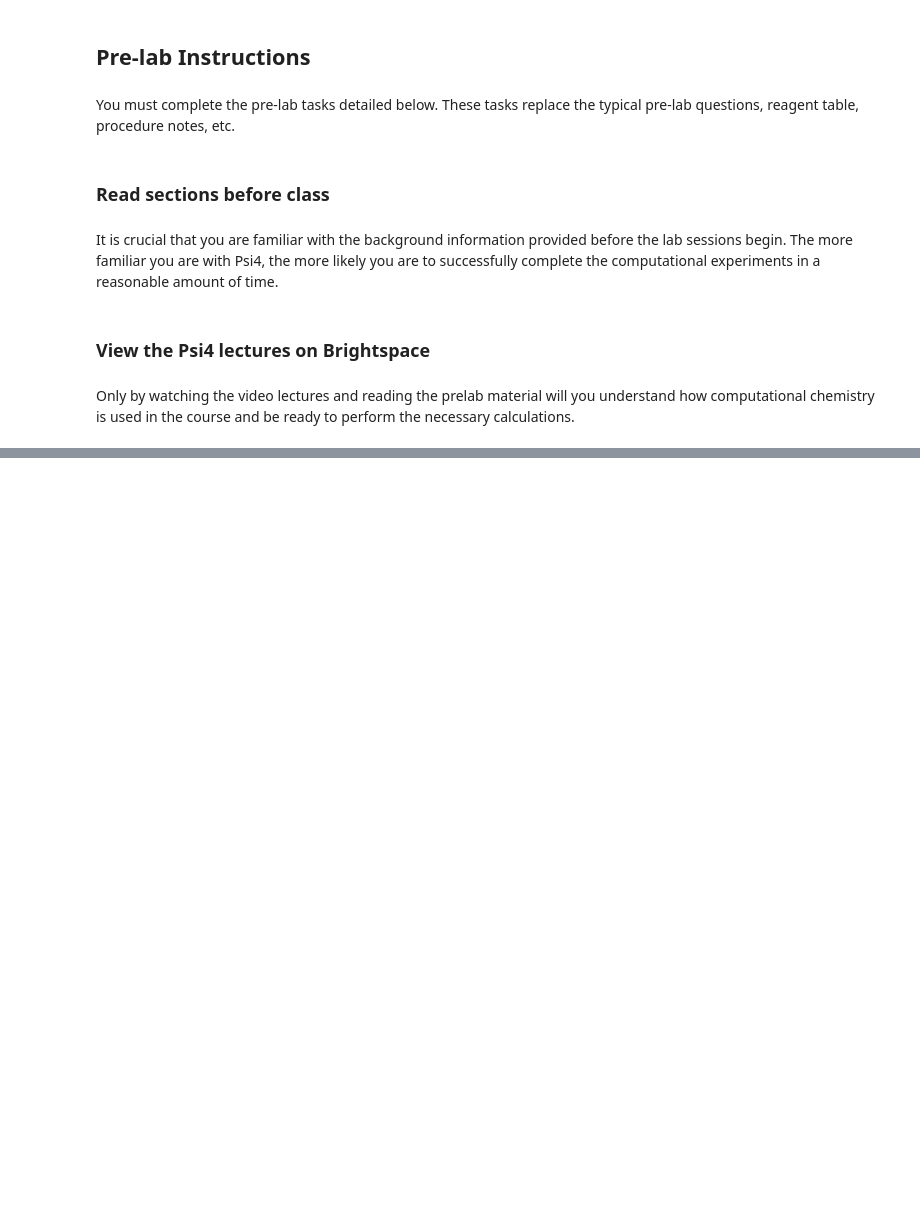
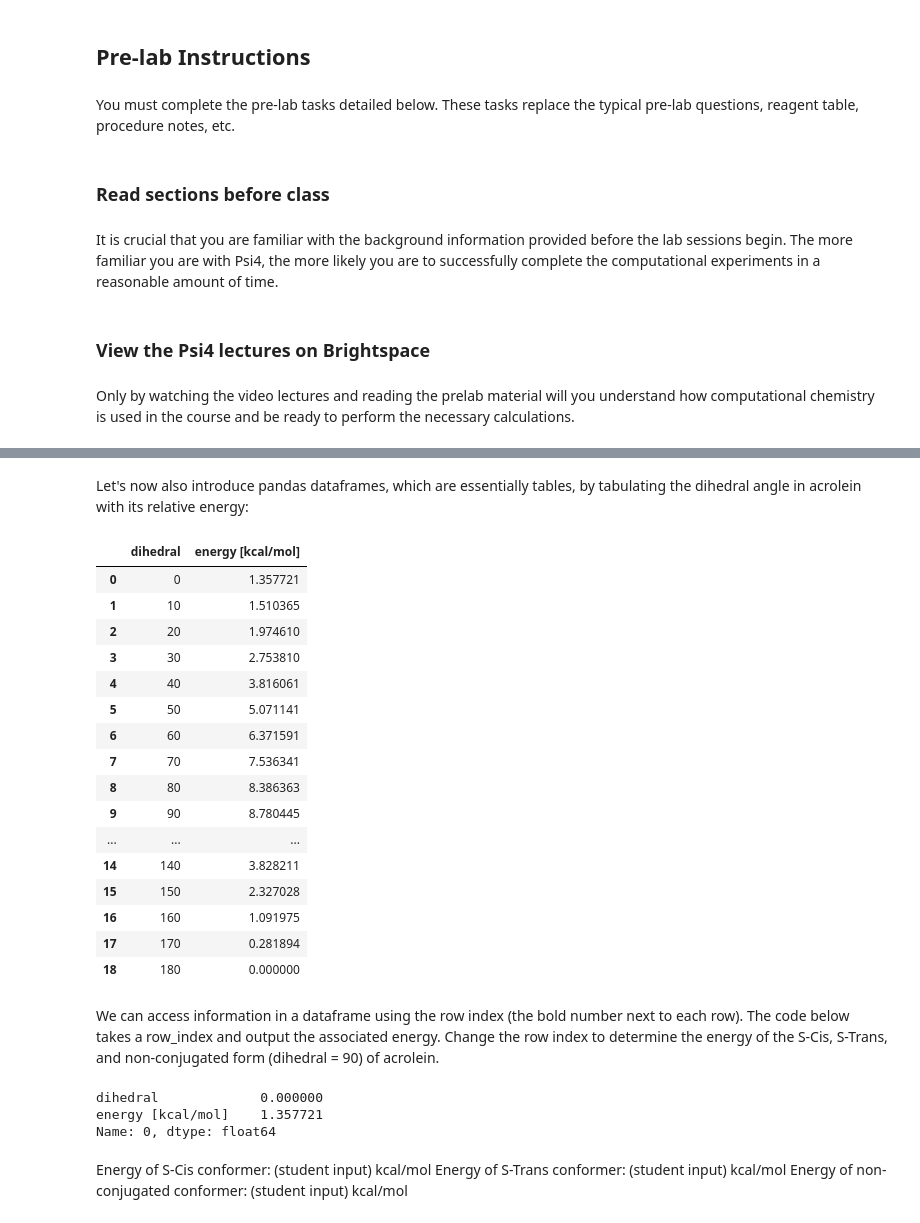
Before and after one commit to mrsiebert/chm445-test, a Jupyter notebook: Modeling_Lab.ipynb, the cells around one changed output, grey strips where cells are left out. Saved outputs shown, nothing was run; the diff lists cells and outputs as text; code cells hidden in the pictures; blank space fills up the shorter version.

```diff
--- a/Modeling_Lab.ipynb
+++ b/Modeling_Lab.ipynb
@@ -24,0 +457,40 @@ ready to perform the necessary calculations.
+# %% [markdown]
+Let's now also introduce pandas dataframes, which are essentially tables, by tabulating the dihedral angle in acrolein with its relative energy:
+# %%
+import pandas as pd
+acrolein_df = pd.DataFrame(columns = ['dihedral', 'energy [kcal/mol]'])
+acrolein_df['dihedral'] = x
+acrolein_df['energy [kcal/mol]'] = new_y
+    # [x, y])
+acrolein_df.head(19)
+# %% [output]
+|  | dihedral | energy [kcal/mol] |
+| 0 | 0 | 1.357721 |
+| 1 | 10 | 1.510365 |
+| 2 | 20 | 1.974610 |
+| 3 | 30 | 2.753810 |
+| 4 | 40 | 3.816061 |
+| 5 | 50 | 5.071141 |
+| 6 | 60 | 6.371591 |
+| 7 | 70 | 7.536341 |
+| 8 | 80 | 8.386363 |
+| 9 | 90 | 8.780445 |
+| ... | ... | ... |
+| 14 | 140 | 3.828211 |
+| 15 | 150 | 2.327028 |
+| 16 | 160 | 1.091975 |
+| 17 | 170 | 0.281894 |
+| 18 | 180 | 0.000000 |
+# %% [markdown]
+We can access information in a dataframe using the row index (the bold number next to each row). The code below takes a row_index and output the associated energy. Change the row index to determine the energy of the S-Cis, S-Trans, and non-conjugated form (dihedral = 90) of acrolein.
+# %%
+row_index = 0
+print(acrolein_df.iloc[row_index])
+# %% [output]
+dihedral             0.000000
+energy [kcal/mol]    1.357721
+Name: 0, dtype: float64
+# %% [markdown]
+Energy of S-Cis conformer: (student input) kcal/mol
+Energy of S-Trans conformer: (student input) kcal/mol
+Energy of non-conjugated conformer: (student input) kcal/mol
```
Also changed, not shown: parts of 76 cells of this notebook.
